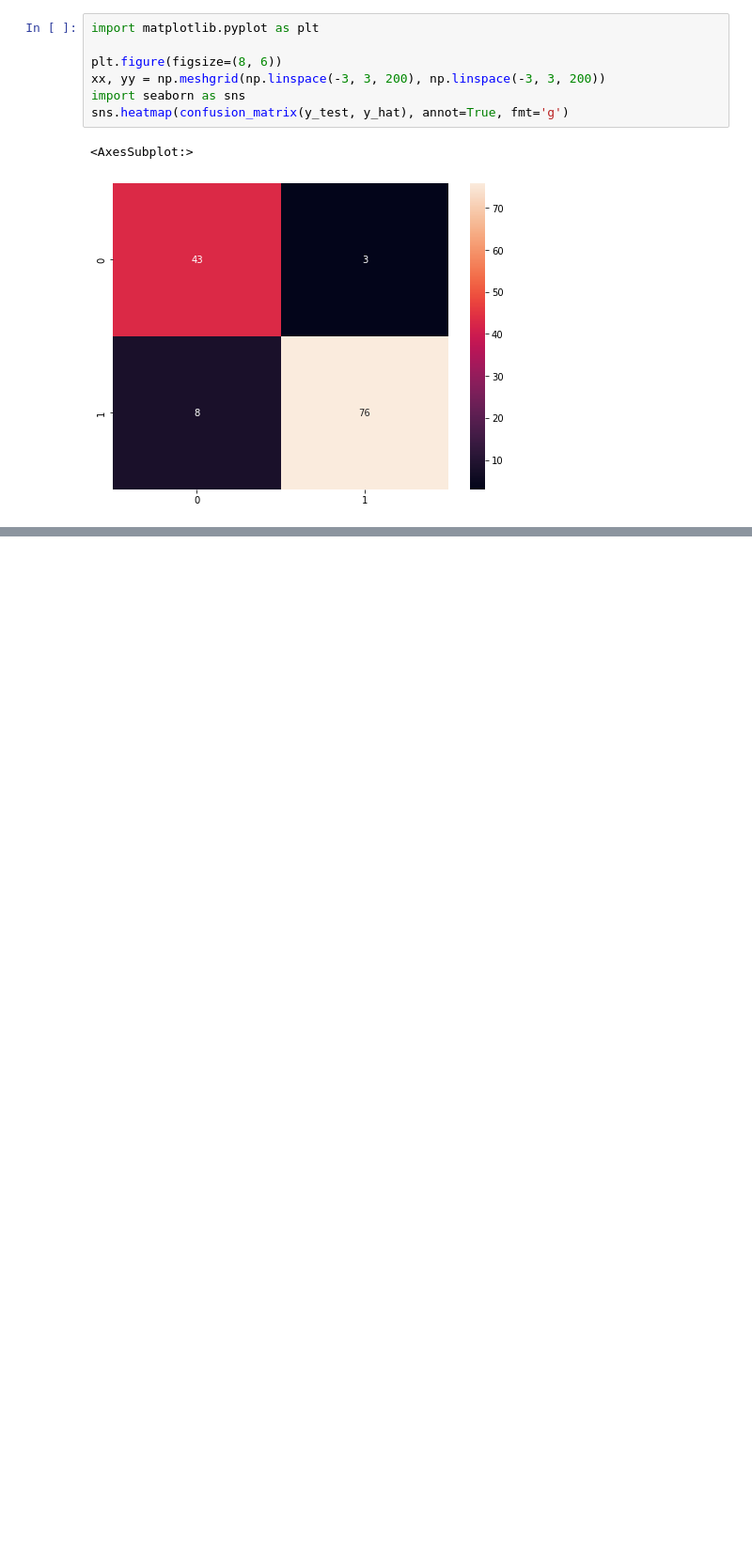
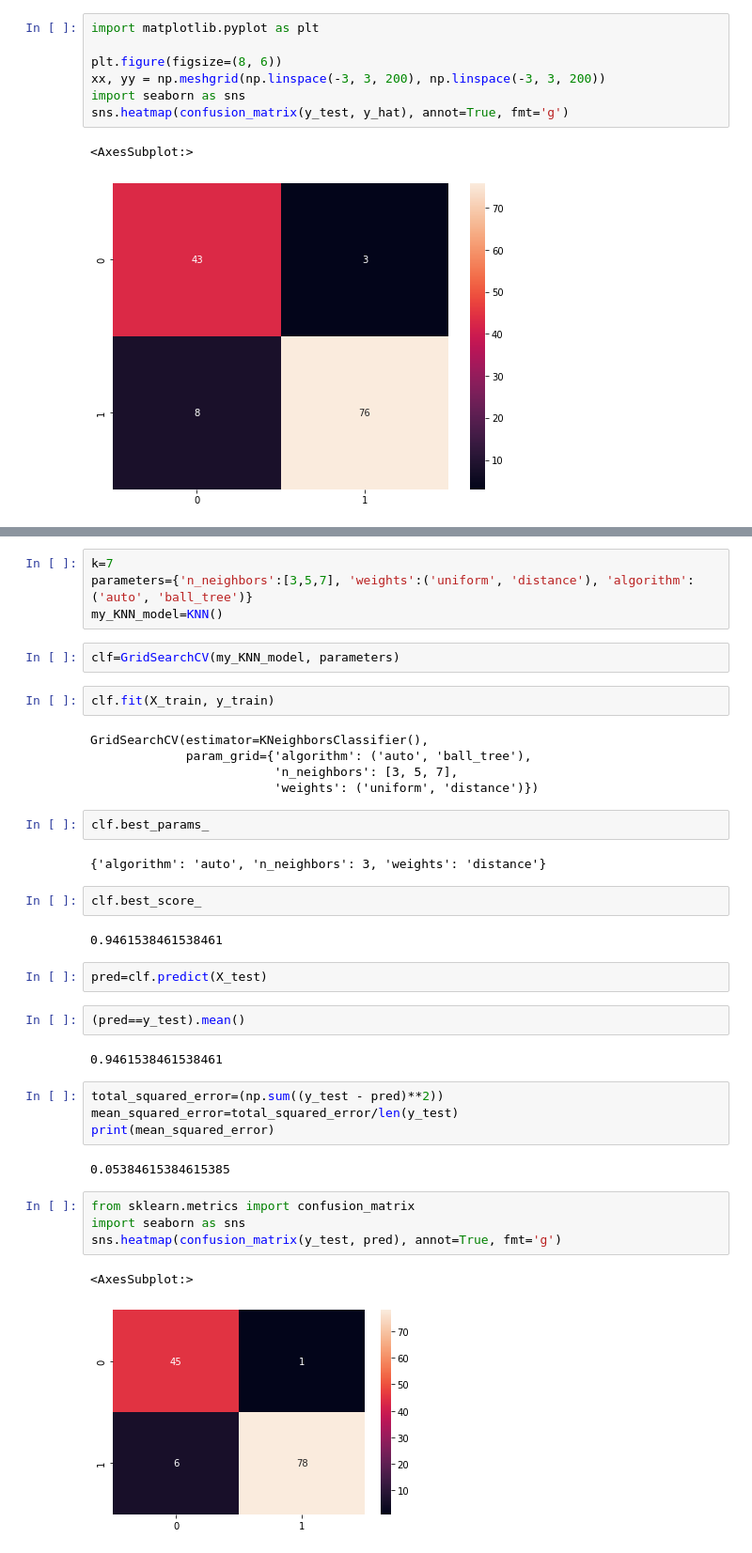
Before and after one commit to ryand0n/SC2022-BatchD-electric-pythons, a Jupyter notebook: Sophia Lee/Project EDA/EDA.ipynb, the cells around one changed output, grey strips where cells are left out. Shown: that part at 94% size. Cells and saved outputs as stored; diff of their text form; blank space fills up the shorter version.

```diff
--- a/Sophia Lee/Project EDA/EDA.ipynb
+++ b/Sophia Lee/Project EDA/EDA.ipynb
@@ -433,0 +490,40 @@ sns.heatmap(confusion_matrix(y_test, y_hat), annot=True, fmt='g')
+# %%
+k=7
+parameters={'n_neighbors':[3,5,7], 'weights':('uniform', 'distance'), 'algorithm':('auto', 'ball_tree')}
+my_KNN_model=KNN()
+# %%
+clf=GridSearchCV(my_KNN_model, parameters)
+# %%
+clf.fit(X_train, y_train)
+# %% [output]
+GridSearchCV(estimator=KNeighborsClassifier(),
+             param_grid={'algorithm': ('auto', 'ball_tree'),
+                         'n_neighbors': [3, 5, 7],
+                         'weights': ('uniform', 'distance')})
+# %%
+clf.best_params_
+# %% [output]
+{'algorithm': 'auto', 'n_neighbors': 3, 'weights': 'distance'}
+# %%
+clf.best_score_
+# %% [output]
+0.9461538461538461
+# %%
+pred=clf.predict(X_test)
+# %%
+(pred==y_test).mean()
+# %% [output]
+0.9461538461538461
+# %%
+total_squared_error=(np.sum((y_test - pred)**2))
+mean_squared_error=total_squared_error/len(y_test)
+print(mean_squared_error)
+# %% [output]
+0.05384615384615385
+# %%
+from sklearn.metrics import confusion_matrix
+import seaborn as sns
+sns.heatmap(confusion_matrix(y_test, pred), annot=True, fmt='g')
+# %% [output]
+<AxesSubplot:>
+[figure, added]
```
Also changed, not shown: parts of 28 cells of this notebook, 21 other files.
